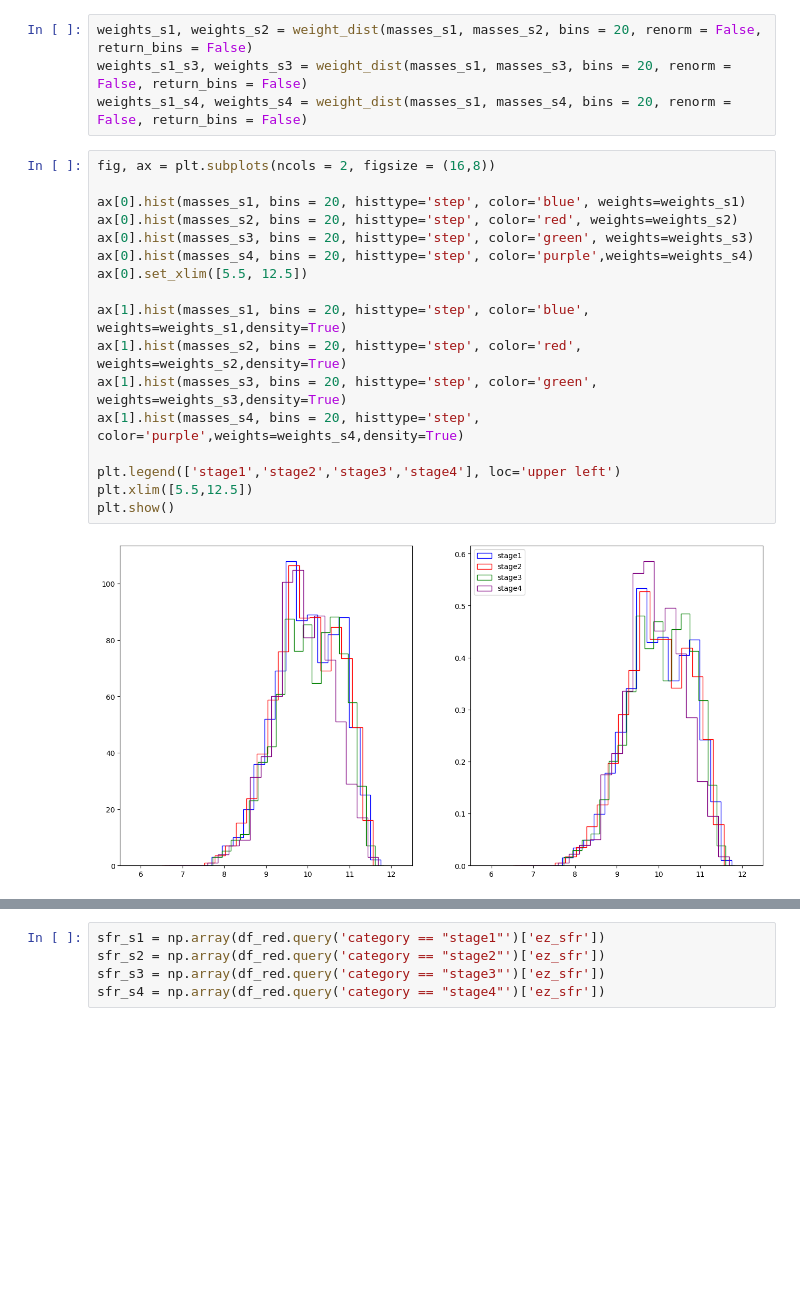
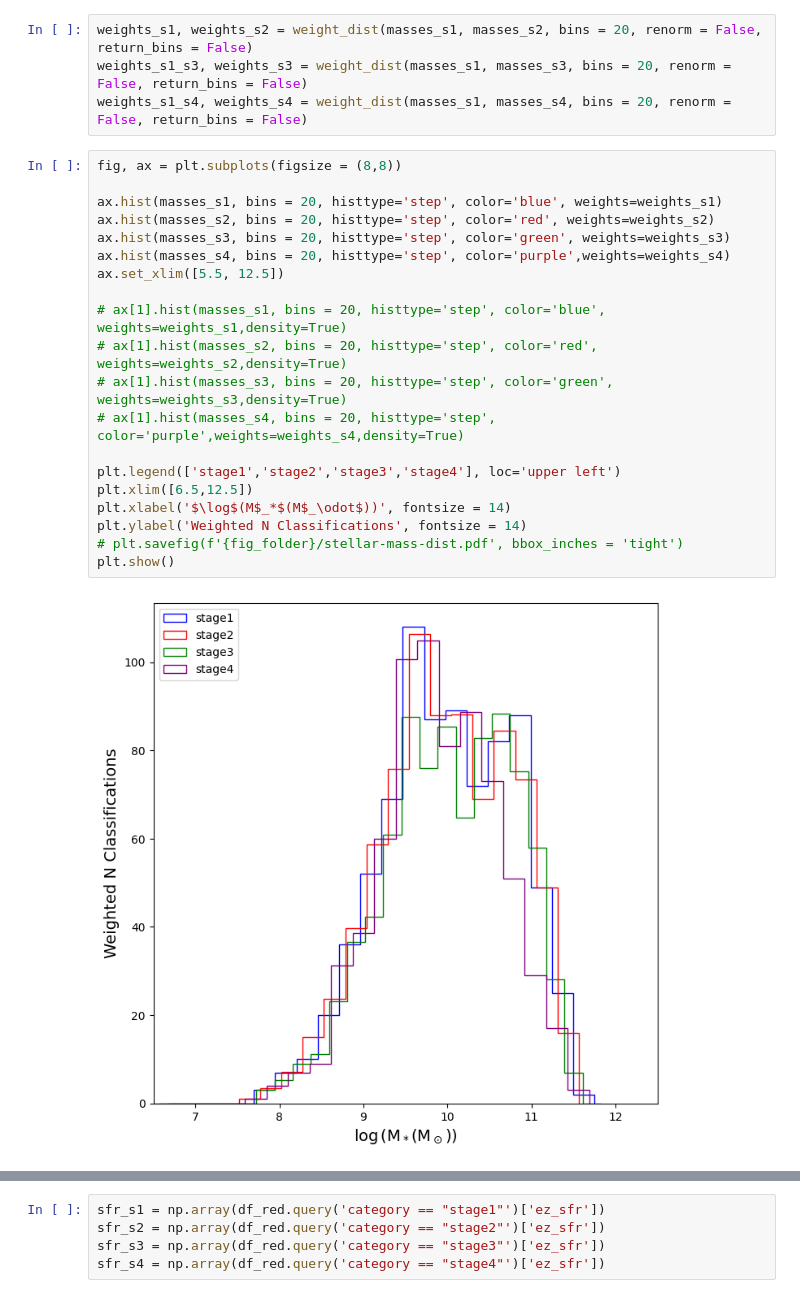
Before and after one commit to AstroORyan/mergers-in-cosmos, a Jupyter notebook: notebooks/back-to-basics/using-visual-sources/sf-with-mass.ipynb, the cells around one changed output, grey strips where cells are left out. Saved outputs shown, nothing was run; the diff lists cells and outputs as text; blank space fills up the shorter version.

```diff
--- a/notebooks/back-to-basics/using-visual-sources/sf-with-mass.ipynb
+++ b/notebooks/back-to-basics/using-visual-sources/sf-with-mass.ipynb
@@ -296,21 +296,24 @@ weights_s1, weights_s2 = weight_dist(masses_s1, masses_s2, bins = 20, renorm = F
 weights_s1_s3, weights_s3 = weight_dist(masses_s1, masses_s3, bins = 20, renorm = False, return_bins = False)
 weights_s1_s4, weights_s4 = weight_dist(masses_s1, masses_s4, bins = 20, renorm = False, return_bins = False)
 # %%
-fig, ax = plt.subplots(ncols = 2, figsize = (16,8))
+fig, ax = plt.subplots(figsize = (8,8))
 
-ax[0].hist(masses_s1, bins = 20, histtype='step', color='blue', weights=weights_s1)
-ax[0].hist(masses_s2, bins = 20, histtype='step', color='red', weights=weights_s2)
-ax[0].hist(masses_s3, bins = 20, histtype='step', color='green', weights=weights_s3)
-ax[0].hist(masses_s4, bins = 20, histtype='step', color='purple',weights=weights_s4)
-ax[0].set_xlim([5.5, 12.5])
+ax.hist(masses_s1, bins = 20, histtype='step', color='blue', weights=weights_s1)
+ax.hist(masses_s2, bins = 20, histtype='step', color='red', weights=weights_s2)
+ax.hist(masses_s3, bins = 20, histtype='step', color='green', weights=weights_s3)
+ax.hist(masses_s4, bins = 20, histtype='step', color='purple',weights=weights_s4)
+ax.set_xlim([5.5, 12.5])
 
-ax[1].hist(masses_s1, bins = 20, histtype='step', color='blue', weights=weights_s1,density=True)
-ax[1].hist(masses_s2, bins = 20, histtype='step', color='red', weights=weights_s2,density=True)
-ax[1].hist(masses_s3, bins = 20, histtype='step', color='green', weights=weights_s3,density=True)
-ax[1].hist(masses_s4, bins = 20, histtype='step', color='purple',weights=weights_s4,density=True)
+# ax[1].hist(masses_s1, bins = 20, histtype='step', color='blue', weights=weights_s1,density=True)
+# ax[1].hist(masses_s2, bins = 20, histtype='step', color='red', weights=weights_s2,density=True)
+# ax[1].hist(masses_s3, bins = 20, histtype='step', color='green', weights=weights_s3,density=True)
+# ax[1].hist(masses_s4, bins = 20, histtype='step', color='purple',weights=weights_s4,density=True)
 
 plt.legend(['stage1','stage2','stage3','stage4'], loc='upper left')
-plt.xlim([5.5,12.5])
+plt.xlim([6.5,12.5])
+plt.xlabel('$\log$(M$_*$(M$_\odot$))', fontsize = 14)
+plt.ylabel('Weighted N Classifications', fontsize = 14)
+# plt.savefig(f'{fig_folder}/stellar-mass-dist.pdf', bbox_inches = 'tight')
 plt.show()
 # %% [output]
-[figure, old version]
+[figure, new version]
```
Also changed, not shown: parts of 6 cells of this notebook, 1 other file.
